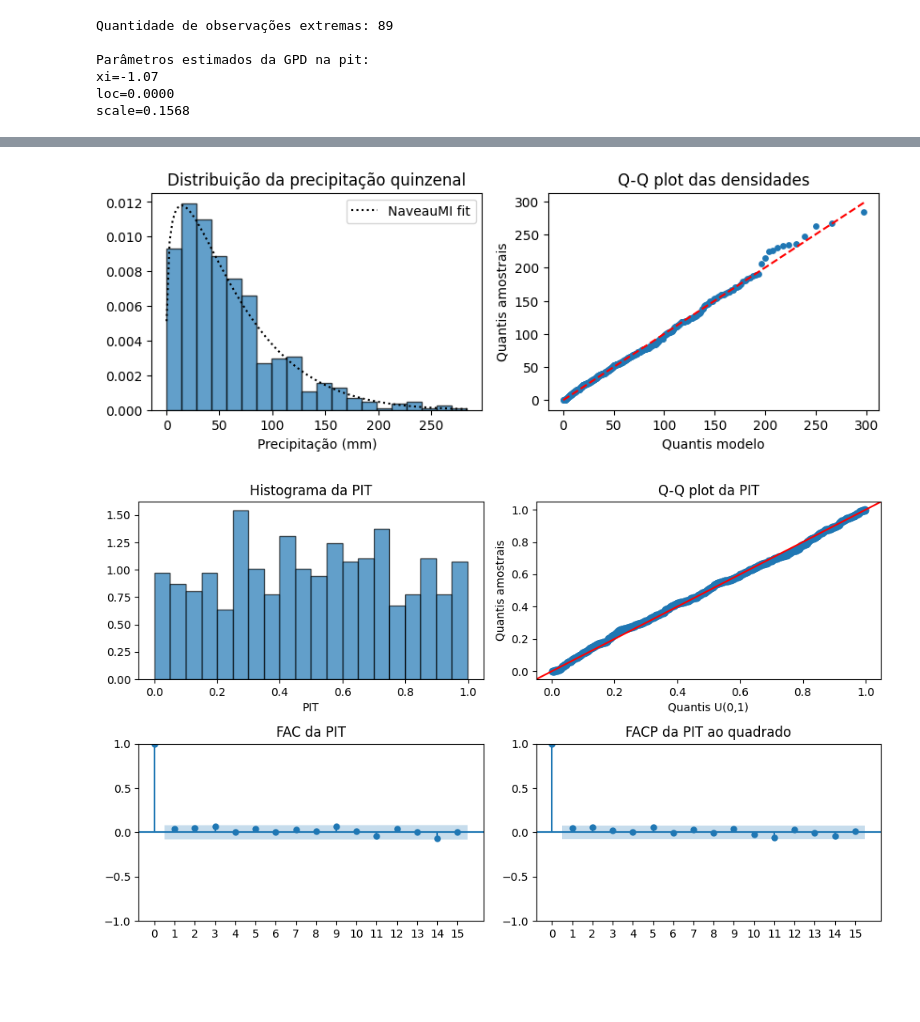
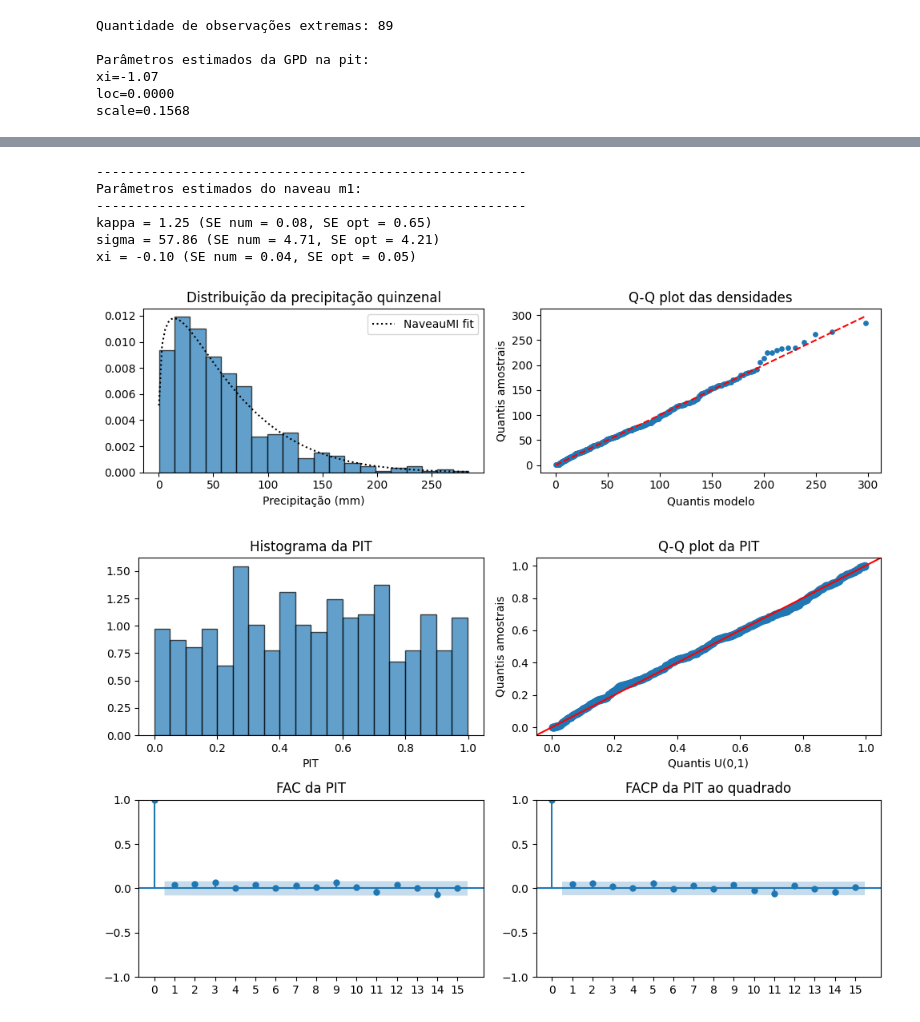
Before and after one commit to asdmalizia/masters, a Jupyter notebook: Estudo orientado/2. TVE para precipitação.ipynb, the cells around one changed output, grey strips where cells are left out. Cells and saved outputs as stored; diff of their text form; code cells hidden in the pictures; blank space fills up the shorter version.

```diff
--- a/Estudo orientado/2. TVE para precipitação.ipynb
+++ b/Estudo orientado/2. TVE para precipitação.ipynb
@@ -425,18 +422,18 @@ df_thresholds.round(2)
 | 19 | 94.0 | 153.74 | 36 | NaN | NaN | NaN |
 # %%
 pvalue_alpha = 0.15
-red_points = df_thresholds['p-value'] < pvalue_alpha
+red_points = df_thresholds['p-value'][:-5] < pvalue_alpha
 
-fig, ax = plt.subplots(figsize=(7, 3))
-ax.plot(df_thresholds['Threshold (%)'], df_thresholds['Xi'], marker='o', color='C0')
-ax.scatter(df_thresholds['Threshold (%)'][red_points], df_thresholds['Xi'][red_points], color='red', zorder=5, label=f'p-value < {pvalue_alpha}', marker='x')
+fig, ax = plt.subplots(figsize=(5, 3))
+ax.plot(df_thresholds['Threshold (%)'][:-5], df_thresholds['Xi'][:-5], marker='o', color='C0')
+ax.scatter(df_thresholds['Threshold (%)'][:-5][red_points], df_thresholds['Xi'][:-5][red_points], color='red', zorder=5, label=f'p-value < {pvalue_alpha}', marker='x')
 ax.set_xlabel('Threshold (%)')
 ax.set_ylabel('Xi')
 ax.legend()
 ax.set_title('Estimativa de Xi para cada threshold')
 ax.grid(True, linestyle=':')
 plt.tight_layout()
-# plot_count += 1
-# plt.savefig(path_img + r"\plot{}.png".format(plot_count))
+plot_count += 1
+plt.savefig(path_img + r"\plot{}.png".format(plot_count))
 plt.show()
 # %% [output]
@@ -588,36 +539,47 @@ Estimated params: kappa=1.25, sigma=57.86, xi=-0.10
 # %%
-kappa_hat, sigma_hat, xi_hat = res.x
-model_fit = NaveauModelI(kappa_hat, sigma_hat, xi_hat)
+model_fit, res = naveau.fit(series, return_optimizer=True)
+print("-------------------------------------------------------")
+print("Parâmetros estimados do naveau m1:")
+print("-------------------------------------------------------")
+model_fit.summary()
 
 x = np.linspace(series.min(), series.max(), 100)
 pit = model_fit.cdf(series)
 
 for alpha in [0.95, 0.99, 0.999]:
-    df_quantiles.loc['Naveau', f'{(alpha*100)}%'] = model_fit.ppf(alpha)
+    df_quantiles.loc['EGPD', f'{(alpha*100)}%'] = model_fit.ppf(alpha)
+# %% [output]
+-------------------------------------------------------
+Parâmetros estimados do naveau m1:
+-------------------------------------------------------
+kappa = 1.25 (SE num = 0.08, SE opt = 0.65)
+sigma = 57.86 (SE num = 4.71, SE opt = 4.21)
+xi = -0.10 (SE num = 0.04, SE opt = 0.05)
 # %%
 fig, ax = plt.subplots(1,2, figsize=(10, 3))
 
 ax[0].plot(x, model_fit.pdf(x), 'k', linestyle=':', label='NaveauMI fit')
 ax[0].hist(series, bins=20, density=True, alpha=0.7, edgecolor='black')
 ax[0].set_title('Distribuição da precipitação quinzenal')
 ax[0].set_xlabel('Precipitação (mm)')
 ax[0].legend()
 
 # probabilidades teóricas
 p = (np.arange(1, len(series) + 1) - 0.5) / len(series)
 theoretical_q, sample_q = model_fit.ppf(p), np.sort(series)
 ax[1].scatter(theoretical_q, sample_q, s=15)
 # linha 45 graus
 min_q = min(theoretical_q.min(), sample_q.min())
 max_q = max(theoretical_q.max(), sample_q.max())
 ax[1].plot([min_q, max_q], [min_q, max_q], 'r--')
 ax[1].set_title(f'Q-Q plot das densidades')
 ax[1].set_xlabel('Quantis modelo')
 ax[1].set_ylabel('Quantis amostrais')
 
-# plot_count+=1
-# plt.savefig(path_img + r"\plot{}.png".format(plot_count))
+fig.tight_layout()
+plot_count+=1
+plt.savefig(path_img + r"\plot{}.png".format(plot_count))
 plt.show()
 # %% [output]
-[figure, old version]
+[figure, new version]
 # %%
```
Also changed, not shown: parts of 11 cells of this notebook, 1 other file.
